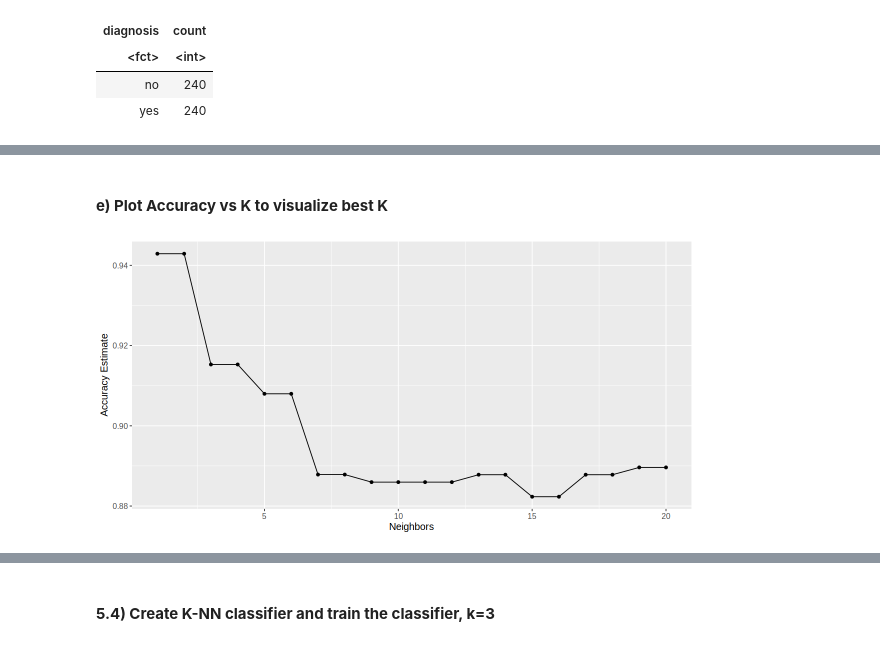
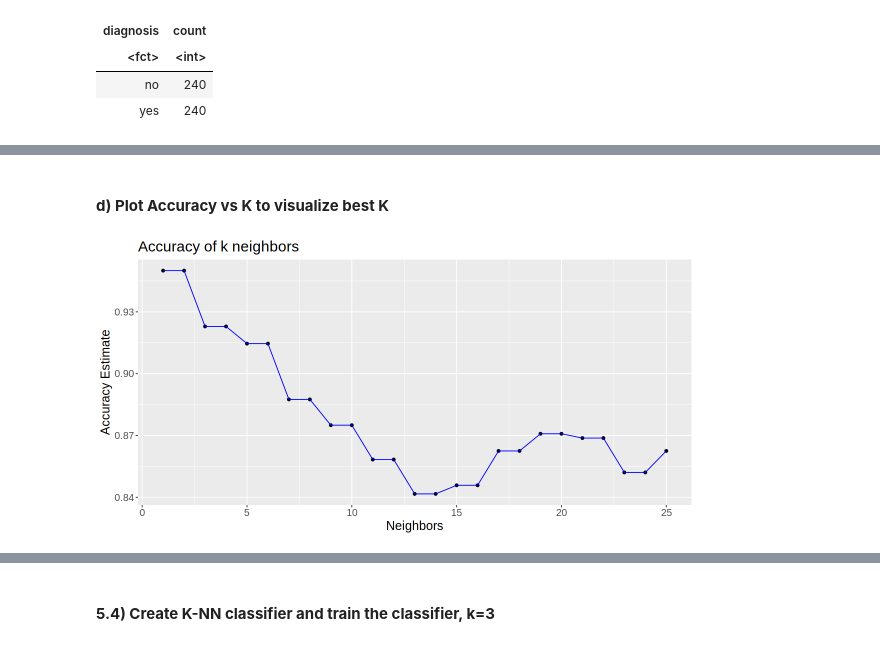
Before and after one commit to wmma2/group_18_project, a Jupyter notebook: Final_report.ipynb, the cells around one changed output, grey strips where cells are left out. Cells and saved outputs as stored; diff of their text form; code cells hidden in the pictures.

Commit message:
Fit k1, k2, k3 models and computed results

```diff
--- a/Final_report.ipynb
+++ b/Final_report.ipynb
@@ -339,22 +304,7 @@ A tibble: 2 × 6
 # %%
 #Tune K specifications
-knn_spec_tune <- nearest_neighbor(weight_func = "rectangular",
-                             neighbors = tune()) |>
+knn_spec_tune <- nearest_neighbor(weight_func = "rectangular", neighbors = tune()) |>
   set_engine("kknn") |>
   set_mode("classification")
 
-#Create tibble with 1-100 K's
-k_vals <- tibble(neighbors = seq(from = 1, to = 100))
-
-#Apply this into a workflow
-knn_results <- workflow() |>
-  add_recipe(diabetes_recipe) |>
-  add_model(knn_spec_tune) |>
-  tune_grid(resamples = diabetes_vfold, grid = k_vals) |>
-  collect_metrics()
-
-#Gather results from tuned K
-accuracies <- knn_results |>
-  filter(.metric == "accuracy")
-
-accuracies
+knn_spec_tune
@@ -360,0 +321,16 @@ accuracies
+# %%
+#Create tibble with 1-25 K's
+k_vals <- tibble(neighbors = seq(from = 1, to = 25))
+
+#Apply this into a workflow
+knn_results <- workflow() |>
+  add_recipe(diabetes_recipe) |>
+  add_model(knn_spec_tune) |>
+  tune_grid(resamples = diabetes_vfold, grid = k_vals) |>
+  collect_metrics()
+
+#Gather results from tuned K
+accuracies <- knn_results |>
+  filter(.metric == "accuracy")
+
+head(accuracies)
@@ -361,12 +347,13 @@ accuracies
 # %% [markdown]
-#### **e) Plot Accuracy vs K to visualize best K**
+#### **d) Plot Accuracy vs K to visualize best K**
 # %%
 accuracy_vs_k <- ggplot(accuracies, aes(x = neighbors, y = mean)) +
-  geom_point() +
-  geom_line() +
-  labs(x = "Neighbors", y = "Accuracy Estimate") +
-  theme(text = element_text(size = 12))
+    geom_point() +
+    geom_line(color = 'blue') +
+    labs(x = "Neighbors", y = "Accuracy Estimate") +
+    ggtitle('Accuracy of k neighbors') +
+    theme(text = element_text(size = 15))
 
 accuracy_vs_k
 # %% [output]
-[figure, old version]
+[figure, new version]
```
Also changed, not shown: parts of 40 cells of this notebook.
